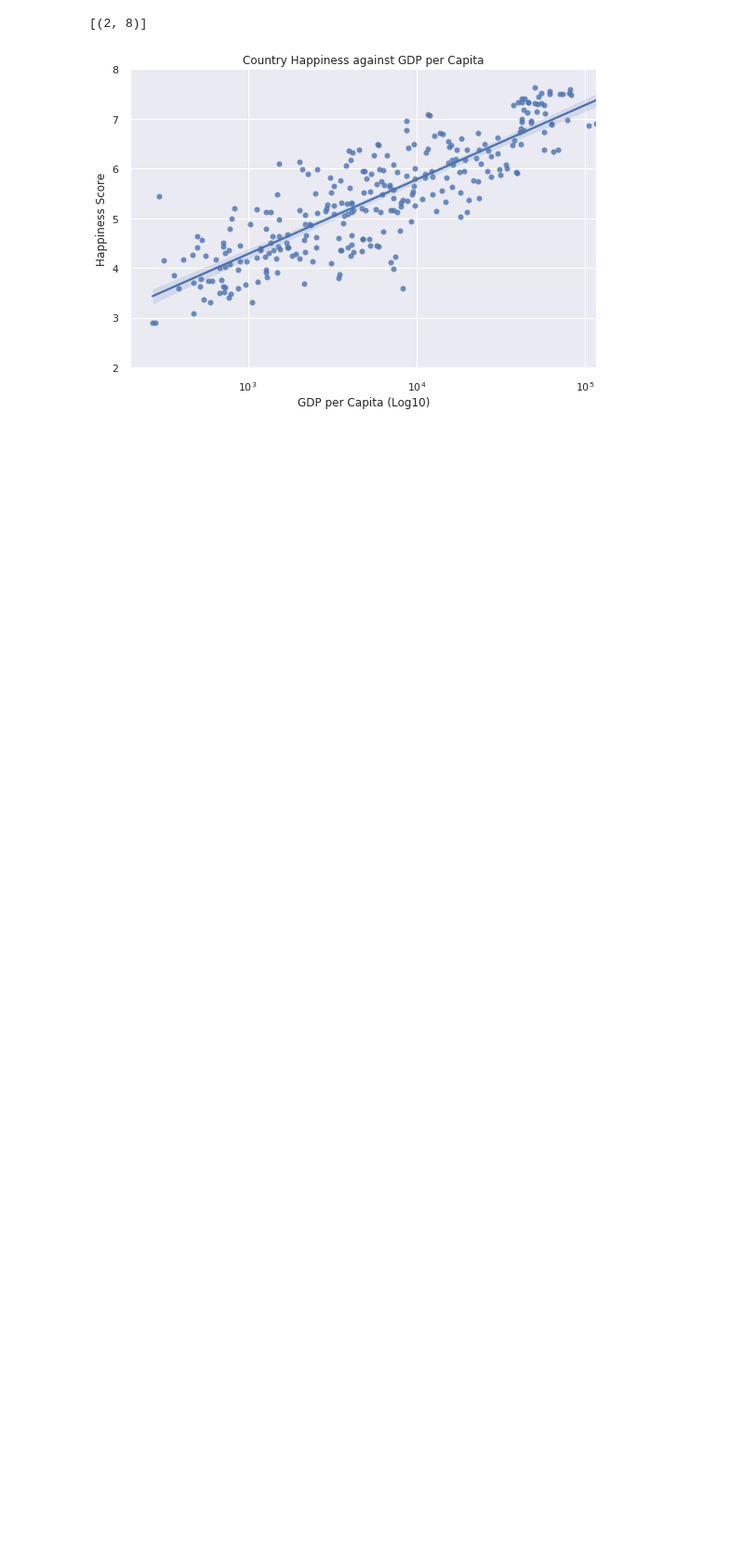
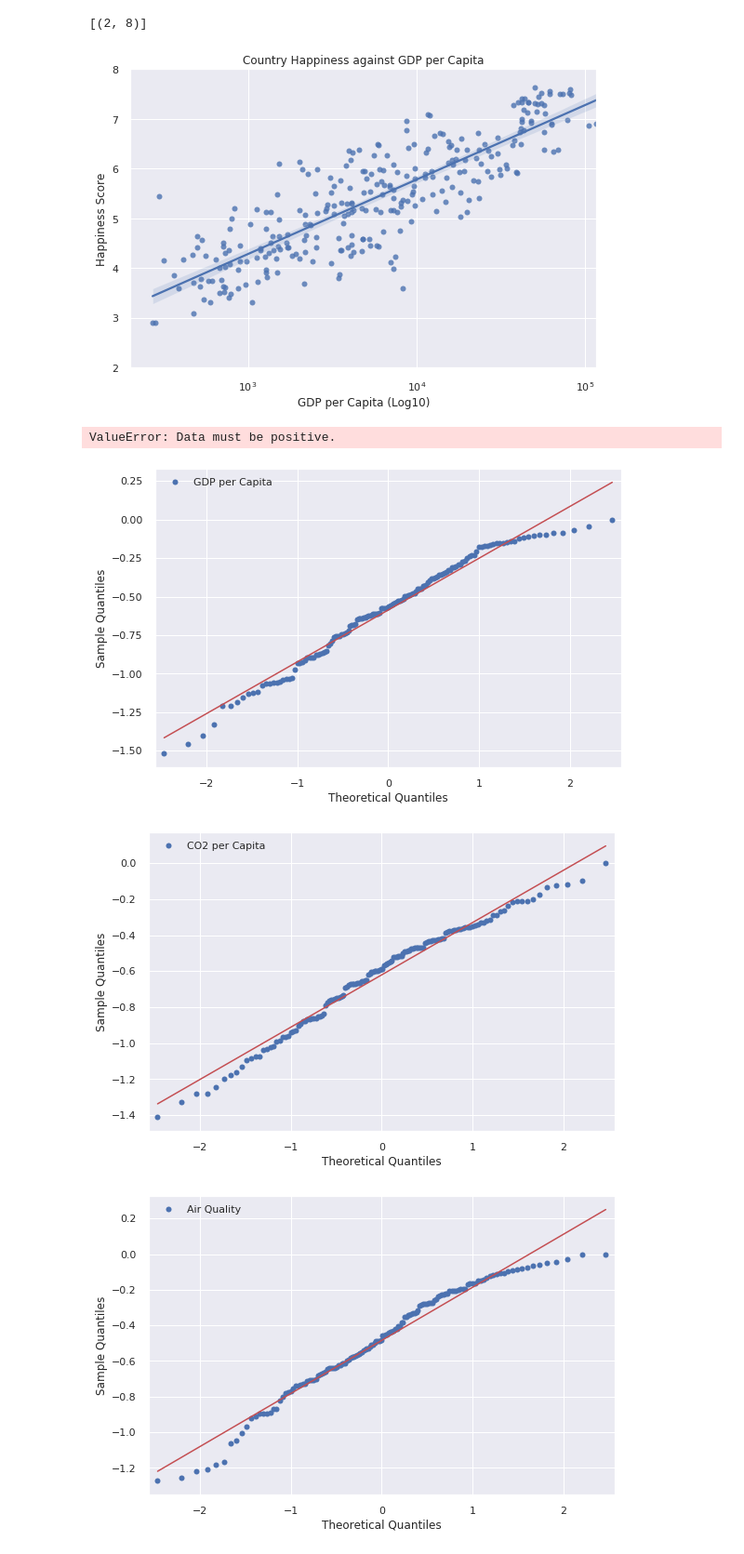
Before and after one commit to bennphsmith/Happy, a Jupyter notebook: Analysis/Analysis.ipynb, the cells around one changed output. Shown at 93% size. Saved outputs shown, nothing was run; the diff lists cells and outputs as text; code cells hidden in the pictures; blank space fills up the shorter version.

Commit message:
Normalised values using BoxCox

```diff
--- a/Analysis/Analysis.ipynb
+++ b/Analysis/Analysis.ipynb
@@ -63,3 +67,38 @@ gdpGraph.set(ylim=(2, 8))
 # %% [output]
 [(2, 8)]
 [figure]
+# %%
+
+def Normalise(df):
+    for col in df.columns:
+            if df[f'{col}'].dtype != 'object':
+                df[f'{col}'] = stats.boxcox(df[f'{col}'])[0]
+
+Normalise(data16)
+
+def QQPlot(df):
+    for col in df.columns:
+        if df[f'{col}'].dtype != 'object':
+            sm.qqplot(df[f'{col}'], line='s', label=f'{col}')
+            pylab.legend()
+            pylab.show()
+
+#QQPlot(data16)
+# %% [output]
+ValueError: Data must be positive.
+# %%
+scaler = MinMaxScaler()
+def MinMax(df):
+    for col in df.columns:
+        if df[f'{col}'].dtype != 'object':
+            df[[f'{col}']] = scaler.fit_transform(df[[f'{col}']])
+
+MinMax(data16)
+
+
+
+QQPlot(data16)
+# %% [output]
+[figure, added]
+[figure, added]
+[figure, added]
```
Also changed, not shown: parts of 5 cells of this notebook, 1 other file.
